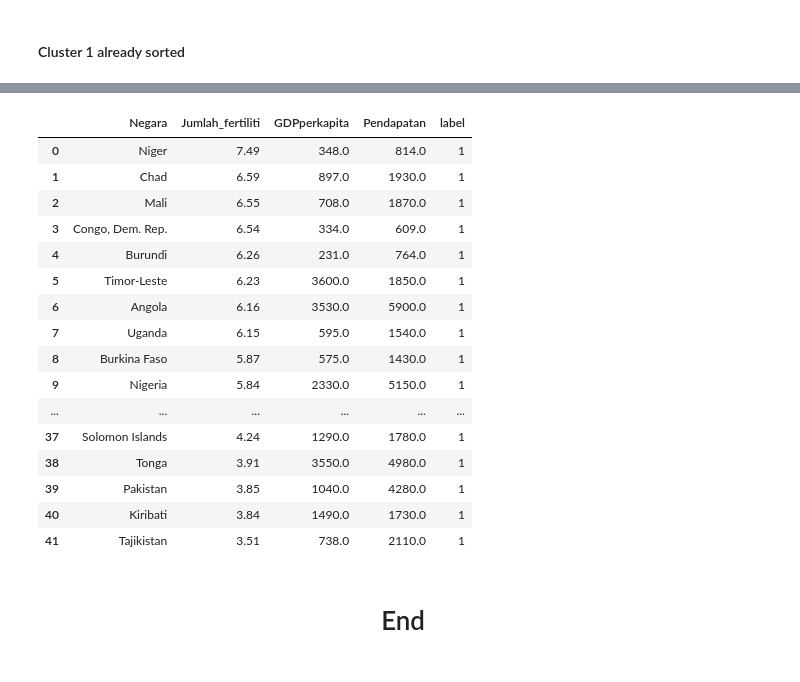
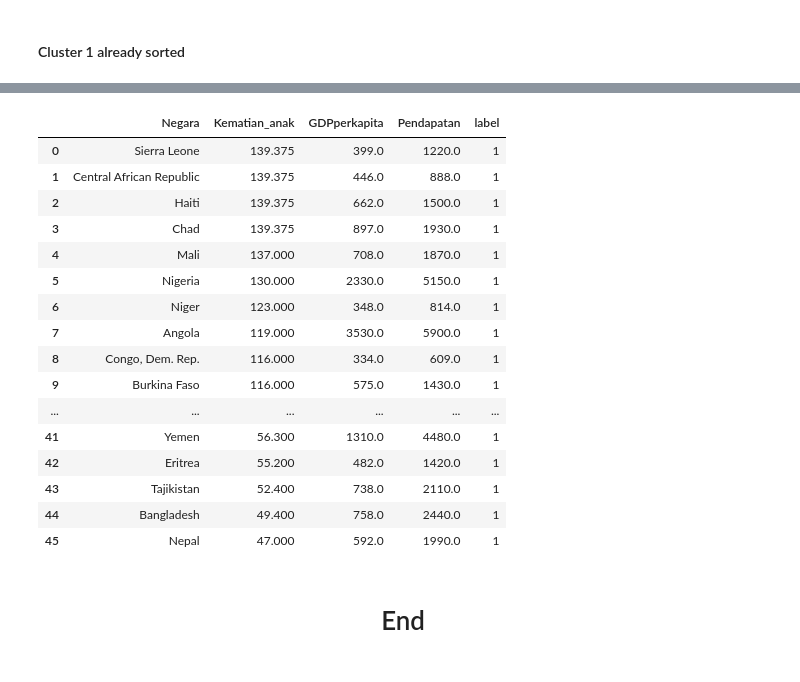
Before and after one commit to fatihdq/Clustering-The-Countries-for-Help-International, a Jupyter notebook: Clustering the Countries by using K-Means for HELP International.ipynb, the cells around one changed output, grey strips where cells are left out. Drawn from its saved outputs; the diff is of its cells as text; code cells hidden in the pictures.

```diff
--- a/Clustering the Countries by using K-Means for HELP International.ipynb
+++ b/Clustering the Countries by using K-Means for HELP International.ipynb
@@ -301,6 +302,6 @@ mengingat tujuan dari project ini yaitu untuk mengkategorikan negara menggunakan
 # %%
-drop_columns = ['Harapan_hidup','Ekspor','Impor','Pendapatan','GDPperkapita']
-bound_columns = ['Kematian_anak','Jumlah_fertiliti','Inflasi']
+drop_columns = ['Ekspor','Impor','Pendapatan','GDPperkapita','Kesehatan']
+bound_columns = ['Harapan_hidup','Kematian_anak','Jumlah_fertiliti','Inflasi']
 # %% [markdown]
 ##### Discover outliers with Interquatile
 # %%
@@ -466,5 +461,5 @@ Kita akan menggunakan kolom Jumlah_fertiliti, GDPperkapita, dan Pendapatan sebag
 # %%
-feature_selected = countries_std[['Jumlah_fertiliti','GDPperkapita','Pendapatan']]
+feature_selected = countries_std[['Kematian_anak','GDPperkapita','Pendapatan']]
 # %% [markdown]
 #### Using 3 n_clusters to kmeans model
 # %%
@@ -512,7 +509,8 @@ Sesuai dengan tujuan dari project ini yaitu untuk menenentukan prioritas negara
 # %% [markdown]
 #### Countries Clustered
 # %%
-countries_labeled = pd.concat([country,outlier_removed[['Jumlah_fertiliti','GDPperkapita','Pendapatan']]],axis=1)
+countries_labeled = pd.concat([country,outlier_removed[['Kematian_anak','GDPperkapita','Pendapatan']]],axis=1)
 countries_labeled['label'] = y_kmeans_n3
-countries_labeled
+countries_labeled.to_csv('countries_labeled.csv',index=False)
+countries_labeled.head()
 # %% [output]
@@ -563,23 +555,25 @@ Berikut merupakan daftar negara yang mendaptkan prioritas untuk bantuan yang sud
 # %%
-priority_countries = countries_labeled[countries_labeled['label']==1].sort_values(['Jumlah_fertiliti','GDPperkapita','Pendapatan'],ascending=[False,True,True]).reset_index(drop=True)
+priority_countries = countries_labeled[countries_labeled['label']==1].sort_values(['Kematian_anak','GDPperkapita','Pendapatan'],ascending=[False,True,True]).reset_index(drop=True)
+dfi.export(priority_countries,'priority countries.png')
+priority_countries.to_csv('priority_countries.csv',index=False)
 priority_countries
 # %% [output]
-|  | Negara | Jumlah_fertiliti | GDPperkapita | Pendapatan | label |
-| 0 | Niger | 7.49 | 348.0 | 814.0 | 1 |
-| 1 | Chad | 6.59 | 897.0 | 1930.0 | 1 |
-| 2 | Mali | 6.55 | 708.0 | 1870.0 | 1 |
-| 3 | Congo, Dem. Rep. | 6.54 | 334.0 | 609.0 | 1 |
-| 4 | Burundi | 6.26 | 231.0 | 764.0 | 1 |
-| 5 | Timor-Leste | 6.23 | 3600.0 | 1850.0 | 1 |
-| 6 | Angola | 6.16 | 3530.0 | 5900.0 | 1 |
-| 7 | Uganda | 6.15 | 595.0 | 1540.0 | 1 |
-| 8 | Burkina Faso | 5.87 | 575.0 | 1430.0 | 1 |
-| 9 | Nigeria | 5.84 | 2330.0 | 5150.0 | 1 |
+|  | Negara | Kematian_anak | GDPperkapita | Pendapatan | label |
+| 0 | Sierra Leone | 139.375 | 399.0 | 1220.0 | 1 |
+| 1 | Central African Republic | 139.375 | 446.0 | 888.0 | 1 |
+| 2 | Haiti | 139.375 | 662.0 | 1500.0 | 1 |
+| 3 | Chad | 139.375 | 897.0 | 1930.0 | 1 |
+| 4 | Mali | 137.000 | 708.0 | 1870.0 | 1 |
+| 5 | Nigeria | 130.000 | 2330.0 | 5150.0 | 1 |
+| 6 | Niger | 123.000 | 348.0 | 814.0 | 1 |
+| 7 | Angola | 119.000 | 3530.0 | 5900.0 | 1 |
+| 8 | Congo, Dem. Rep. | 116.000 | 334.0 | 609.0 | 1 |
+| 9 | Burkina Faso | 116.000 | 575.0 | 1430.0 | 1 |
 | ... | ... | ... | ... | ... | ... |
-| 37 | Solomon Islands | 4.24 | 1290.0 | 1780.0 | 1 |
-| 38 | Tonga | 3.91 | 3550.0 | 4980.0 | 1 |
-| 39 | Pakistan | 3.85 | 1040.0 | 4280.0 | 1 |
-| 40 | Kiribati | 3.84 | 1490.0 | 1730.0 | 1 |
-| 41 | Tajikistan | 3.51 | 738.0 | 2110.0 | 1 |
+| 41 | Yemen | 56.300 | 1310.0 | 4480.0 | 1 |
+| 42 | Eritrea | 55.200 | 482.0 | 1420.0 | 1 |
+| 43 | Tajikistan | 52.400 | 738.0 | 2110.0 | 1 |
+| 44 | Bangladesh | 49.400 | 758.0 | 2440.0 | 1 |
+| 45 | Nepal | 47.000 | 592.0 | 1990.0 | 1 |
 # %% [markdown]
 <h1 align='center'> End <h1>
```
Also changed, not shown: parts of 23 cells of this notebook, 4 other files.
